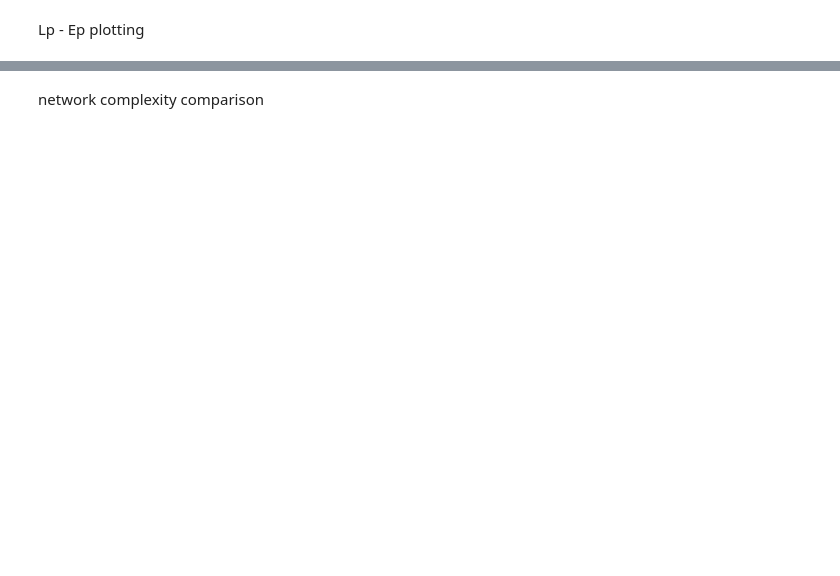
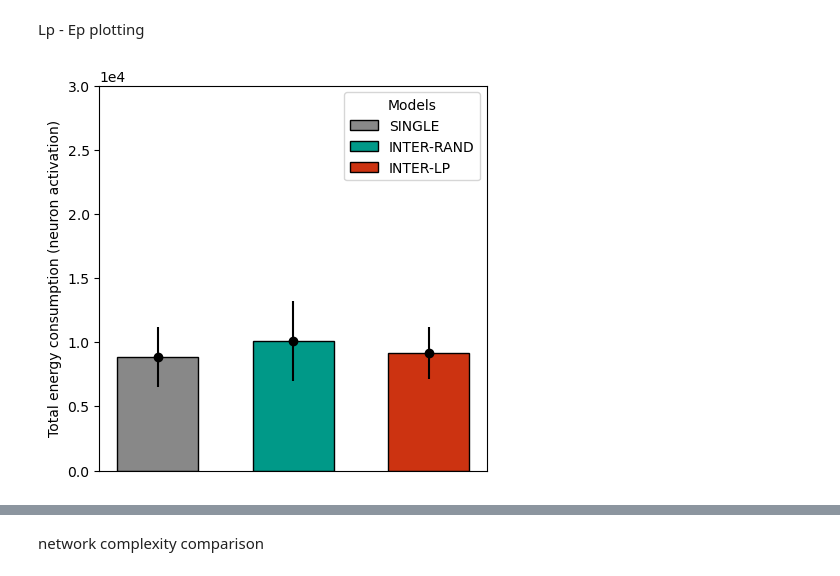
Before and after one commit to sayhanne/IMTL, a Jupyter notebook: plotting.ipynb, the cells around one changed output, grey strips where cells are left out. Drawn from its saved outputs; the diff is of its cells as text; code cells hidden in the pictures; blank space fills up the shorter version.

```diff
--- a/plotting.ipynb
+++ b/plotting.ipynb
@@ -20,7 +20,7 @@ models = ['singletask', 'imtl-rand', 'imtl-lp']
 # legend_label = ["INTER-LPE-K=1.2", "INTER-LPE-K=1", "INTER-LPE-K=0.7", "SINGLE"]
 # models = ['imtl-lp', 'imtl-lpe-k1.2', 'imtl-lpe-k1', 'imtl-lpe-k0.7', 'imtl-lpe-k0.4', 'singletask']
 # models =  ["imtl-lpe-k1.2", "imtl-lpe-k1", "imtl-lpe-k0.7", 'singletask']
-plot_subpath = "last_plots/default"
+plot_subpath = "last_plots/"
 # %%
 if not os.path.exists(plot_subpath):
     os.makedirs(plot_subpath)
@@ -54,9 +55,9 @@ model_energies_seeds = np.zeros((num_seeds, len(models)))
 # %%
 mode = 'train'
 # %%
-plt.figure(1)
+# plt.figure(1)
 for s, seed in enumerate(seeds):
-  f, (ax1, ax2) = plt.subplots(1, 2, figsize=(12, 6))
+  # f, (ax1, ax2) = plt.subplots(1, 2, figsize=(12, 6))
   for i, model in enumerate(models):
     loss_data = np.load('{}/plots/{}-loss-plot-seed-{}.npy'.format(path + model, mode, seed), allow_pickle=True)[:, :epoch + pre_train]
     energy_data = np.load('{}/plots/{}-energy-bar-epoch-{}-seed-{}.npy'.format(path + model, mode, epoch, seed),
@@ -69,32 +70,34 @@ for s, seed in enumerate(seeds):
     total_energy = np.sum(energy_data) / 1e3
     model_energies_seeds[s][i] = total_energy
 
-    ax1.plot(range(epoch + pre_train), avg_task_loss, label="{}".format(model), color=model_colors[model])
-    ax2.bar(model, total_energy, width=0.6, label="{}".format(model), color=model_colors[model])
-    ax1.legend()
-    ax1.set_title('Avg task loss history - seed {}'.format(s))
-    ax2.legend()
-    ax2.set_title('Total energy consumption - seed {}'.format(s))
-
-plt.show()
+    # ax1.plot(range(epoch + pre_train), avg_task_loss, label="{}".format(model), color=model_colors[model])
+    # ax2.bar(model, total_energy, width=0.6, label="{}".format(model), color=model_colors[model])
+    # ax1.legend()
+    # ax1.set_title('Avg task loss history - seed {}'.format(s))
+    # ax2.legend()
+    # ax2.set_title('Total energy consumption - seed {}'.format(s))
+#
+# plt.show()
 # %%
 plt.figure(figsize=(5, 5))
 model_loss_mean = np.mean(model_losses_seeds, axis=0)
 model_loss_std = np.std(model_losses_seeds, axis=0)
 model_energy_mean = np.mean(model_energies_seeds, axis=0)
 model_energy_std = np.std(model_energies_seeds, axis=0)
 
 for i, model in enumerate(models):
-    plt.bar(model, model_energy_mean[i], width=0.6, label="{}".format(legend_label[i]), color=model_colors[model], edgecolor="black")
+    plt.bar(model, model_energy_mean[i], width=0.6, label="{}".format(legend_label[i]),color=model_colors[model], edgecolor="black")
     plt.errorbar(model, model_energy_mean[i], yerr=model_energy_std[i], fmt="o", color="black")
 
 plt.xticks([])
-plt.ylim([0, 20000])
+plt.ylim([0, 30000])
 plt.ticklabel_format(axis='y', style='sci', scilimits=(0,0))
 plt.ylabel('Total energy consumption (neuron activation)')
 plt.legend(title='Models')
 plt.savefig("{}/allseeds-energy.png".format(plot_subpath), bbox_inches='tight')
 plt.show()
+# %% [output]
+[figure, added]
 # %%
 # plt.figure(figsize=(5, 5))
 # for i, model in enumerate(models):
```
Also changed, not shown: parts of 5 cells of this notebook, 3 other files.
